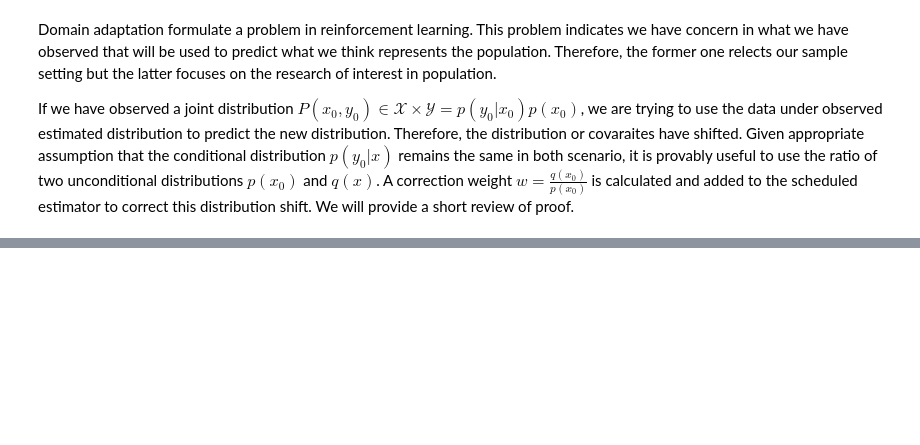
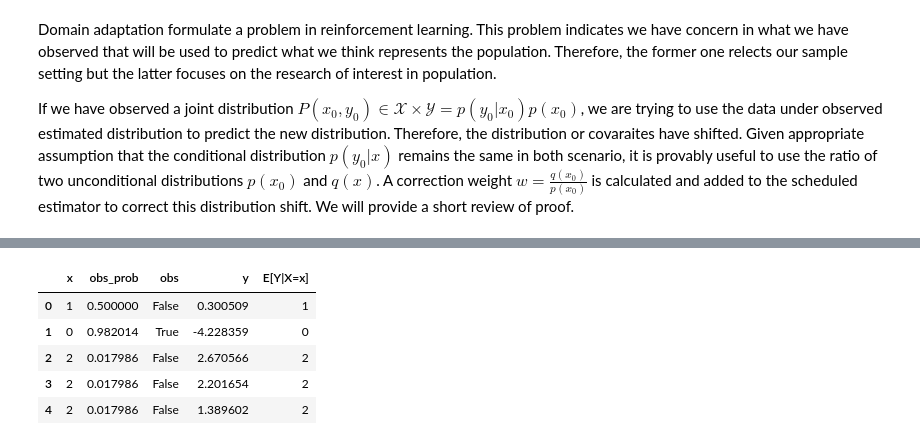
Before and after one commit to jayrcausal/Essential3CRL, a Jupyter notebook: Most recent work/Domain-Adap.ipynb, the cells around one changed output, grey strips where cells are left out. Drawn from its saved outputs; the diff is of its cells as text; code cells hidden in the pictures; blank space fills up the shorter version.

```diff
--- a/Most recent work/Domain-Adap.ipynb
+++ b/Most recent work/Domain-Adap.ipynb
@@ -69,0 +101,23 @@ variable_name = [f"Action{x}" for x in range(num_action_2)]
+# %%
+def get_missing_seavan1_sample(n, rng, sigma):
+    d = pd.DataFrame()
+    d["x"] = rng.integers(0, 3, size=n)
+    d["obs_prob"] = expit(4 - 4 * d["x"])
+    #d["random_p"] = rng.random(n)
+    d["obs"] = rng.random(n)<= d["obs_prob"]# indicator that instance has observed Y
+    #d["obs"] = d["obs"]*1
+    d["y"] = rng.normal(loc=d["x"], scale=sigma)
+    d["E[Y|X=x]"] = d["x"]
+    return d
+
+rng = default_rng(88)
+sigma = 1.5
+df = get_missing_seavan1_sample(1000, rng, sigma)
+df.head()
+# %% [output]
+|  | x | obs_prob | obs | y | E[Y|X=x] |
+| 0 | 1 | 0.500000 | False | 0.300509 | 1 |
+| 1 | 0 | 0.982014 | True | -4.228359 | 0 |
+| 2 | 2 | 0.017986 | False | 2.670566 | 2 |
+| 3 | 2 | 0.017986 | False | 2.201654 | 2 |
+| 4 | 2 | 0.017986 | False | 1.389602 | 2 |
```
Also changed, not shown: parts of 10 cells of this notebook.
